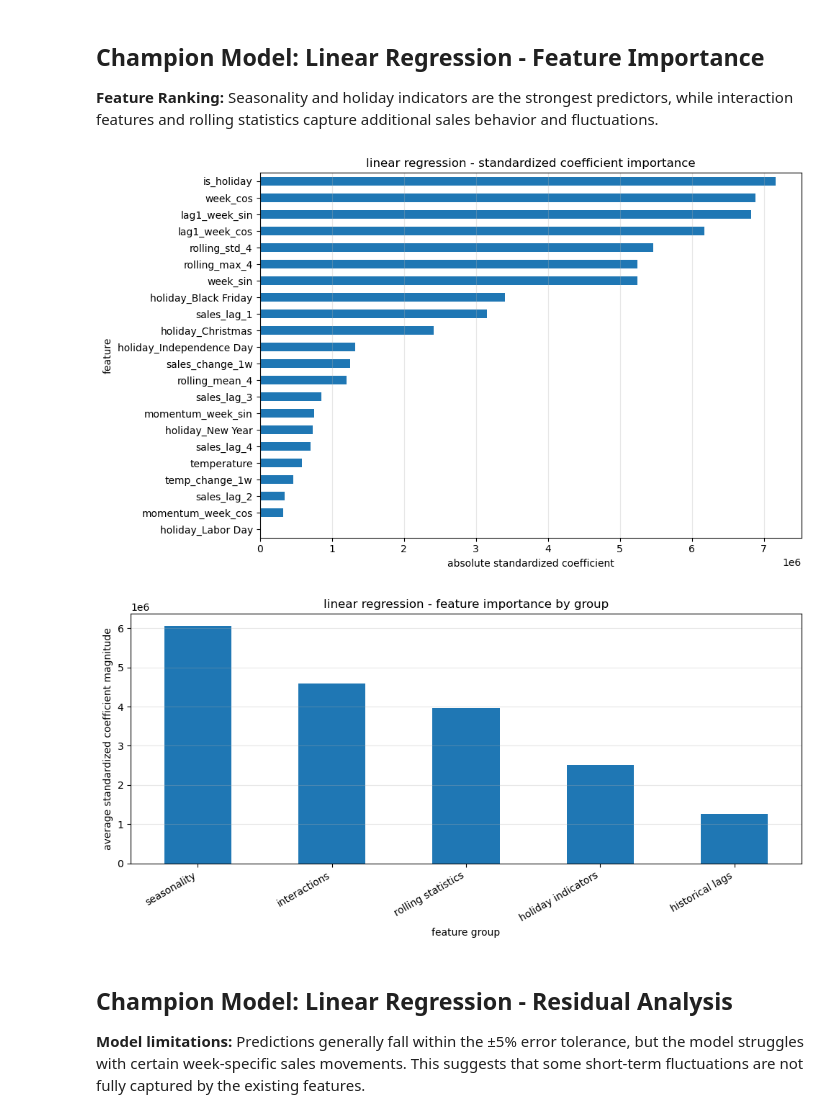
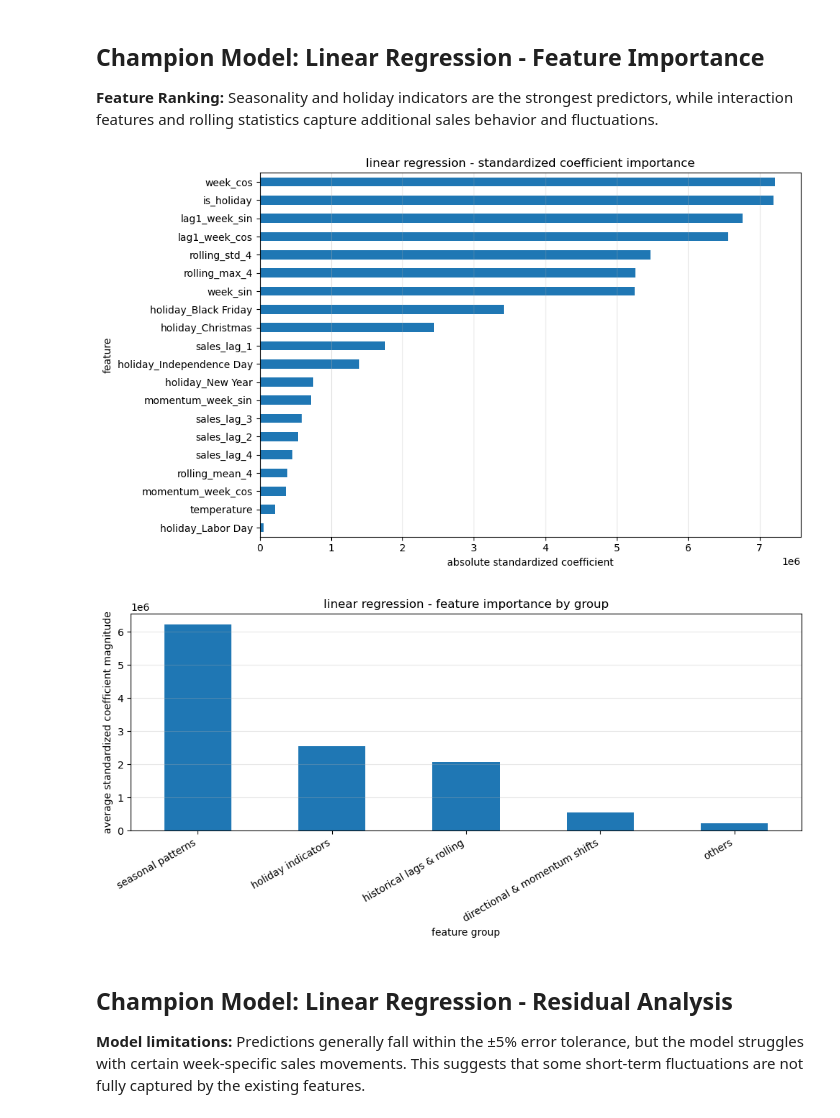
Before and after one commit to paolomags100/predictive-model-retail-sales-forecast, a Jupyter notebook: jupyter-nb/retail_sales_forecasting.ipynb, the cells around one changed output. Cells and saved outputs as stored; diff of their text form; code cells hidden in the pictures.

```diff
--- a/jupyter-nb/retail_sales_forecasting.ipynb
+++ b/jupyter-nb/retail_sales_forecasting.ipynb
@@ -907,5 +838,5 @@ y = weekly_data['weekly_sales']
 # %%
-# 1. Prepare data: aggregate overall weekly sales
+# aggregate and sort data before splitting
 weekly_data = (
     retail_sales.groupby('date')
     .agg({
@@ -924,7 +855,7 @@ weekly_data['sales_change_1w'] = (
     weekly_data['weekly_sales'].shift(2)
 )
 
-# 2. Create date and historical features
+# Create date and historical features
 weekly_data['year'] = weekly_data.index.year
 weekly_data['month'] = weekly_data.index.month
 weekly_data['week_of_year'] = weekly_data.index.isocalendar().week.astype(int)
@@ -938,7 +869,7 @@ for lag in [1, 2, 3, 4]:
 # Rolling features
 shifted = weekly_data['weekly_sales'].shift(1)
 for window in [4]:
-    for stat in ['mean', 'std', 'max']:
+    for stat in ['mean', 'std', 'max', 'min']:
         weekly_data[f'rolling_{stat}_{window}'] = (
             getattr(shifted.rolling(window), stat)()
         )
@@ -954,7 +885,7 @@ weekly_data['lag1_week_cos'] = weekly_data['sales_lag_1'] * weekly_data['week_co
 weekly_data['momentum_week_sin'] = weekly_data['sales_change_1'] * weekly_data['week_sin']
 weekly_data['momentum_week_cos'] = weekly_data['sales_change_1'] * weekly_data['week_cos']
 
-# 3. Encode features
+# Encode features
 weekly_data['is_holiday'] = weekly_data['is_holiday'].astype(int)
 
 holiday_dummies = pd.get_dummies(
@@ -964,7 +895,7 @@ holiday_dummies = pd.get_dummies(
 holiday_dummies.index = retail_sales['date']
 holiday_dummies = holiday_dummies.groupby(level=0).max()
 
-# 4. Merge features
+# Merge features
 weekly_data = weekly_data.join(holiday_dummies)
 
 # Define X and y
@@ -1122,40 +1053,40 @@ importance.plot(kind='barh')
 
 plt.title('linear regression - standardized coefficient importance')
 plt.xlabel('absolute standardized coefficient')
 plt.ylabel('feature')
 plt.grid(axis='x', alpha=0.3)
 plt.tight_layout()
 plt.show()
 
 # group features
 feature_groups = {
-    'historical lags': ['sales_lag_1', 'sales_lag_2', 'sales_lag_3', 'sales_lag_4'],
-    'rolling statistics': ['rolling_mean_4', 'rolling_std_4', 'rolling_max_4'],
-    'seasonality': ['week_sin', 'week_cos'],
-    'interactions': ['lag1_week_sin', 'lag1_week_cos', 'momentum_week_sin'],
-    'holiday indicators': ['is_holiday'] + holiday_dummies.columns.tolist()
+    'historical lags & rolling': ['sales_lag_1', 'sales_lag_2', 'sales_lag_3', 'sales_lag_4', 'rolling_mean_4', 'rolling_std_4', 'rolling_max_4'],
+    'seasonal patterns': ['week_sin', 'week_cos'],
+    'directional & momentum shifts': ['momentum_week_sin', 'momentum_week_cos'],
+    'holiday indicators': ['is_holiday'] + holiday_dummies.columns.tolist(),
+    'others': ['temperature']
 }
 
 # calculate average importance per group
 group_importance = pd.Series({
     group: importance[features].mean()
     for group, features in feature_groups.items()
 })
 
 # plot vertical bar chart
 plt.figure(figsize=(10, 5))
 group_importance.sort_values(ascending=False).plot(kind='bar')
 
 plt.title('linear regression - feature importance by group')
 plt.xlabel('feature group')
 plt.ylabel('average standardized coefficient magnitude')
 plt.xticks(rotation=30, ha='right')
 plt.grid(axis='y', alpha=0.3)
 plt.tight_layout()
 plt.show()
 # %% [output]
-[figure, old version]
+[figure, new version]
-[figure, old version]
+[figure, new version]
 # %% [markdown]
 ## Champion Model: Linear Regression - Residual Analysis
 
```
Also changed, not shown: parts of 2 cells of this notebook, 2 other files.
